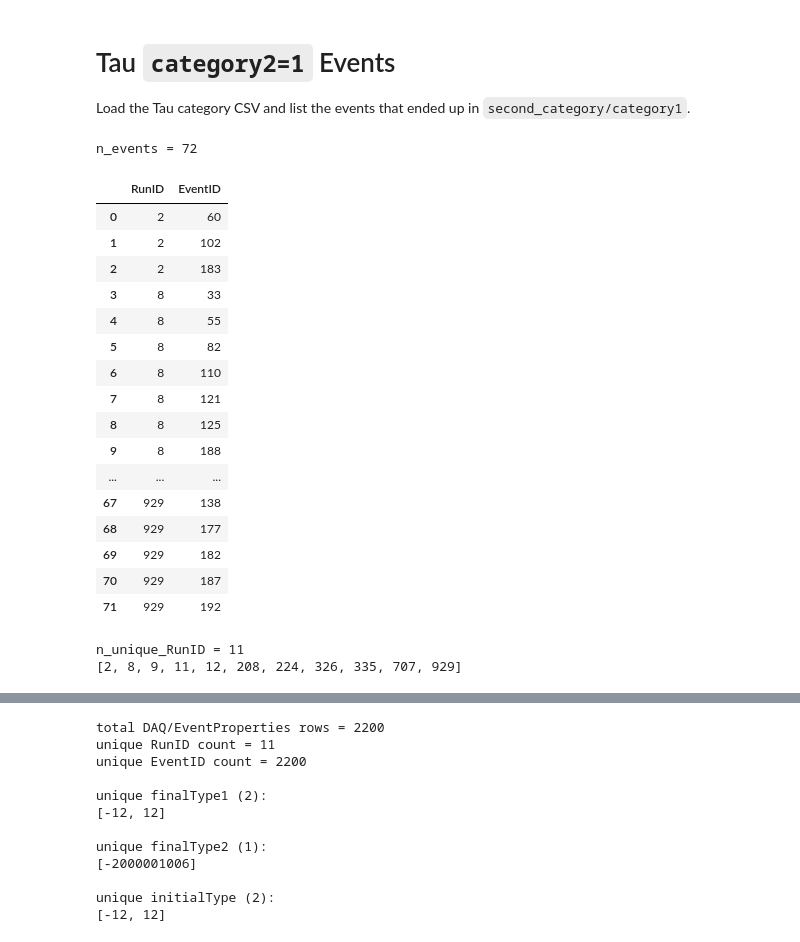
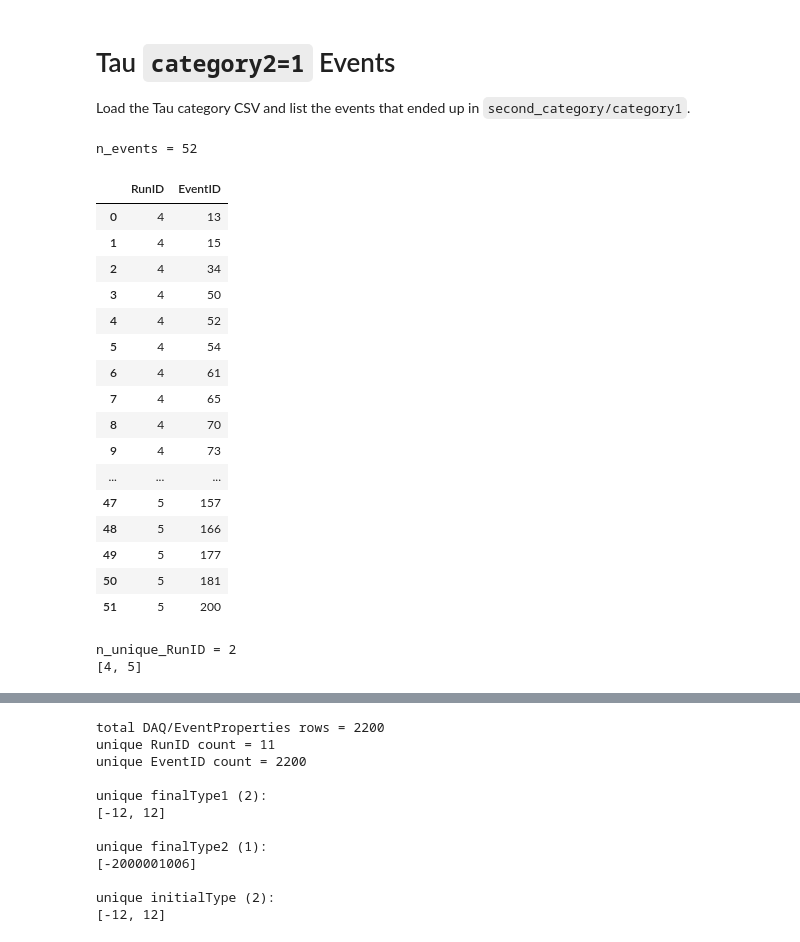
Before and after one commit to kubrabas/Graphnet-Applications, a Jupyter notebook: Playground/String340MC/inspect_tau_raw_flavor_contamination.ipynb, the cells around one changed output, grey strips where cells are left out. Drawn from its saved outputs; the diff is of its cells as text; code cells hidden in the pictures.

```diff
--- a/Playground/String340MC/inspect_tau_raw_flavor_contamination.ipynb
+++ b/Playground/String340MC/inspect_tau_raw_flavor_contamination.ipynb
@@ -5,51 +5,51 @@ Load the Tau category CSV and list the events that ended up in `second_category/
 # %%
 from pathlib import Path
 
 import pandas as pd
 
 CSV_PATH = Path(
     "/project/def-nahee/kbas/Graphnet-Applications/Metadata/CategoryInformation/"
-    "String340MC/102_string_Tau_category2_events.csv"
+    "String340MC/Full_Geometry_Tau_category2_events.csv"
 )
 
 df = pd.read_csv(CSV_PATH)
 
 category1_events = (
     df.loc[df["category_value"].astype(str) == "1", ["RunID", "EventID"]]
     .sort_values(["RunID", "EventID"])
     .reset_index(drop=True)
 )
 
 pd.set_option("display.max_rows", None)
 print(f"n_events = {len(category1_events)}")
 display(category1_events)
 # %% [output]
-n_events = 72
+n_events = 52
 |  | RunID | EventID |
-| 0 | 2 | 60 |
-| 1 | 2 | 102 |
-| 2 | 2 | 183 |
-| 3 | 8 | 33 |
-| 4 | 8 | 55 |
-| 5 | 8 | 82 |
-| 6 | 8 | 110 |
-| 7 | 8 | 121 |
-| 8 | 8 | 125 |
-| 9 | 8 | 188 |
+| 0 | 4 | 13 |
+| 1 | 4 | 15 |
+| 2 | 4 | 34 |
+| 3 | 4 | 50 |
+| 4 | 4 | 52 |
+| 5 | 4 | 54 |
+| 6 | 4 | 61 |
+| 7 | 4 | 65 |
+| 8 | 4 | 70 |
+| 9 | 4 | 73 |
 | ... | ... | ... |
-| 67 | 929 | 138 |
-| 68 | 929 | 177 |
-| 69 | 929 | 182 |
-| 70 | 929 | 187 |
-| 71 | 929 | 192 |
+| 47 | 5 | 157 |
+| 48 | 5 | 166 |
+| 49 | 5 | 177 |
+| 50 | 5 | 181 |
+| 51 | 5 | 200 |
 # %%
 unique_run_ids = sorted(category1_events["RunID"].unique().tolist())
 
 print(f"n_unique_RunID = {len(unique_run_ids)}")
 print(unique_run_ids)
 # %% [output]
-n_unique_RunID = 11
-[2, 8, 9, 11, 12, 208, 224, 326, 335, 707, 929]
+n_unique_RunID = 2
+[4, 5]
 # %%
 run_ids = [2, 8, 9, 11, 12, 208, 224, 326, 335, 707, 929]
 
```
